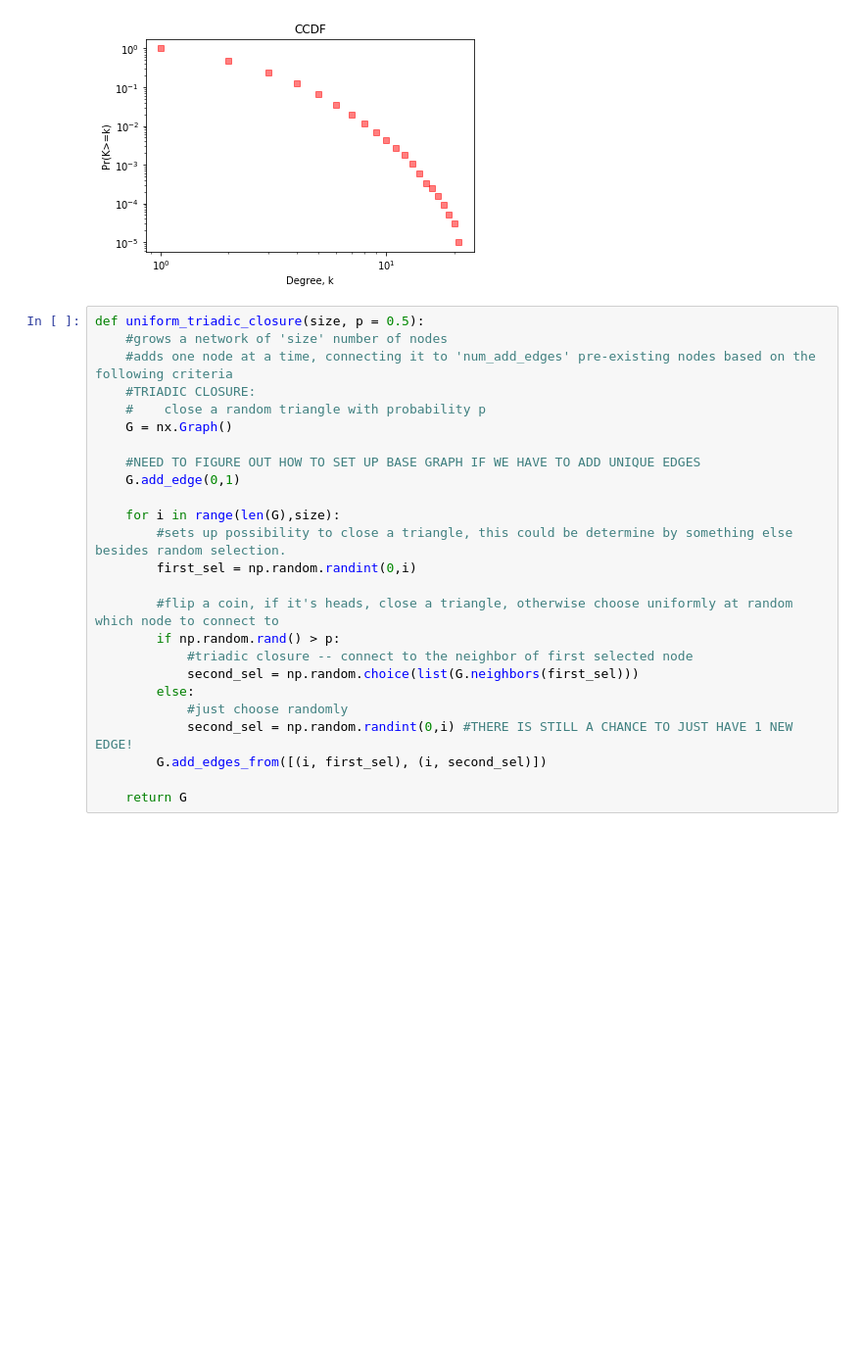
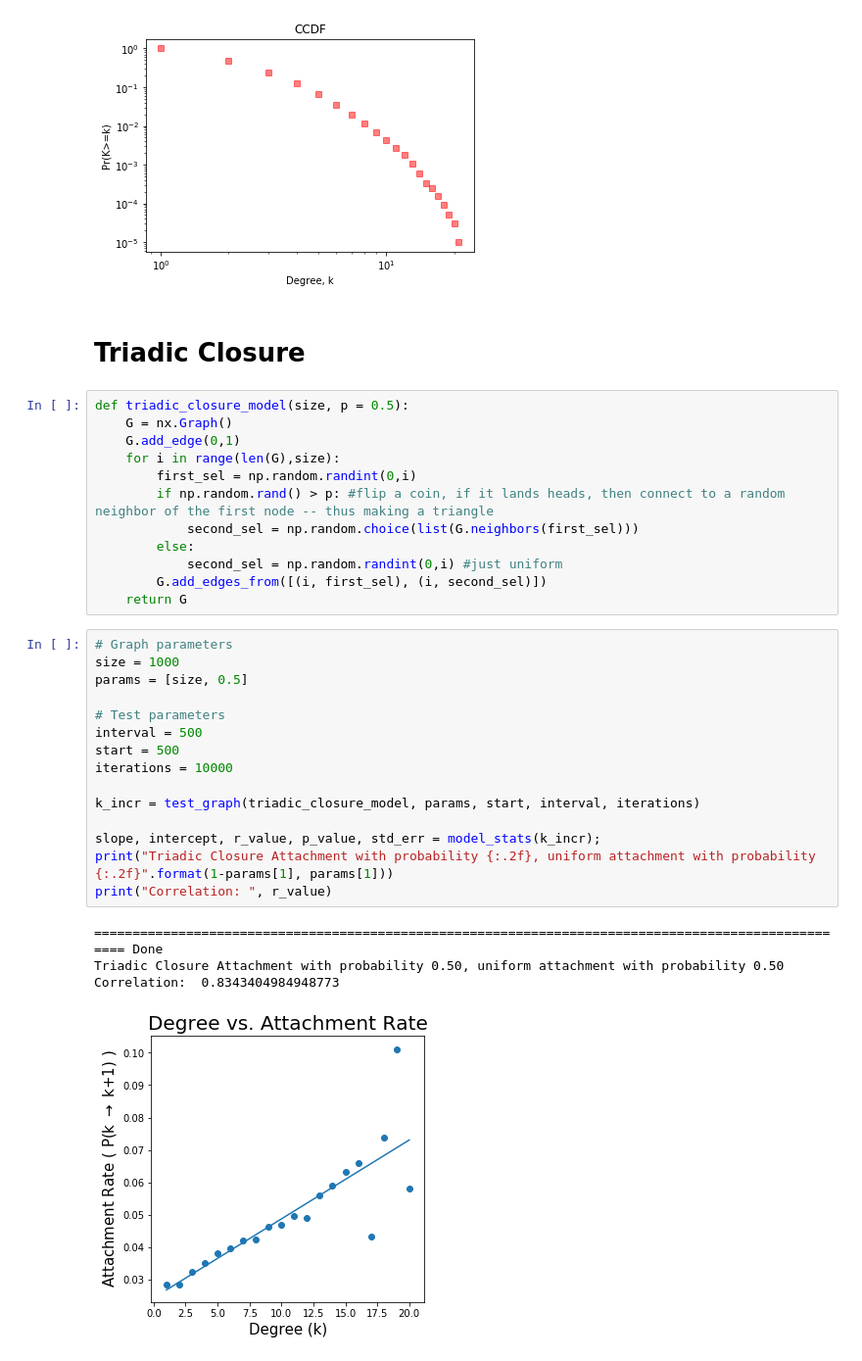
Before and after one commit to thomasy314/Preferential-Attachment, a Jupyter notebook: Pref_Attach.ipynb, the cells around one changed output. Shown at 98% size. Cells and saved outputs as stored; diff of their text form; blank space fills up the shorter version.

```diff
--- a/Pref_Attach.ipynb
+++ b/Pref_Attach.ipynb
@@ -466,28 +466,37 @@ plotDegsStat(inverse_mean_geodesic_model, [1000], 100, alpha=-2.9, max_x=20)
 ('=====================================================================================================', 'Done')
 [figure]
 [figure]
+# %% [markdown]
+# Triadic Closure
 # %%
-def uniform_triadic_closure(size, p = 0.5):
-    #grows a network of 'size' number of nodes
-    #adds one node at a time, connecting it to 'num_add_edges' pre-existing nodes based on the following criteria
-    #TRIADIC CLOSURE:
-    #    close a random triangle with probability p
+def triadic_closure_model(size, p = 0.5):
     G = nx.Graph()
-
-    #NEED TO FIGURE OUT HOW TO SET UP BASE GRAPH IF WE HAVE TO ADD UNIQUE EDGES
     G.add_edge(0,1)
-
     for i in range(len(G),size):
-        #sets up possibility to close a triangle, this could be determine by something else besides random selection.
         first_sel = np.random.randint(0,i)
-
-        #flip a coin, if it's heads, close a triangle, otherwise choose uniformly at random which node to connect to
-        if np.random.rand() > p:
-            #triadic closure -- connect to the neighbor of first selected node
+        if np.random.rand() > p: #flip a coin, if it lands heads, then connect to a random neighbor of the first node -- thus making a triangle
             second_sel = np.random.choice(list(G.neighbors(first_sel)))
         else:
-            #just choose randomly
-            second_sel = np.random.randint(0,i) #THERE IS STILL A CHANCE TO JUST HAVE 1 NEW EDGE!
+            second_sel = np.random.randint(0,i) #just uniform
         G.add_edges_from([(i, first_sel), (i, second_sel)])
-
     return G
+# %%
+# Graph parameters
+size = 1000
+params = [size, 0.5]
+
+# Test parameters
+interval = 500
+start = 500
+iterations = 10000
+
+k_incr = test_graph(triadic_closure_model, params, start, interval, iterations)
+
+slope, intercept, r_value, p_value, std_err = model_stats(k_incr);
+print("Triadic Closure Attachment with probability {:.2f}, uniform attachment with probability {:.2f}".format(1-params[1], params[1]))
+print("Correlation: ", r_value)
+# %% [output]
+==================================================================================================== Done
+Triadic Closure Attachment with probability 0.50, uniform attachment with probability 0.50
+Correlation:  0.8343404984948773
+[figure, added]
```
Also changed, not shown: parts of 14 cells of this notebook.
